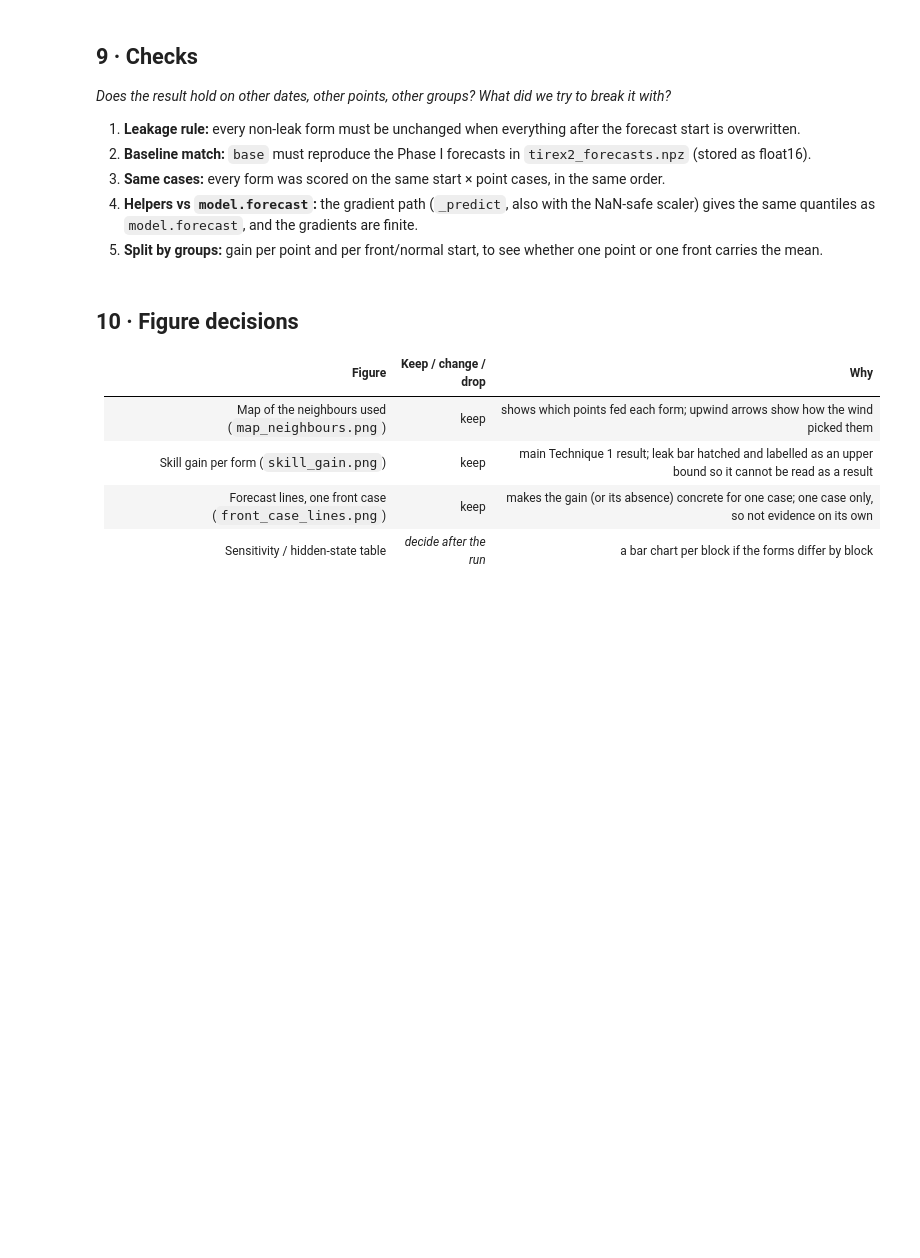
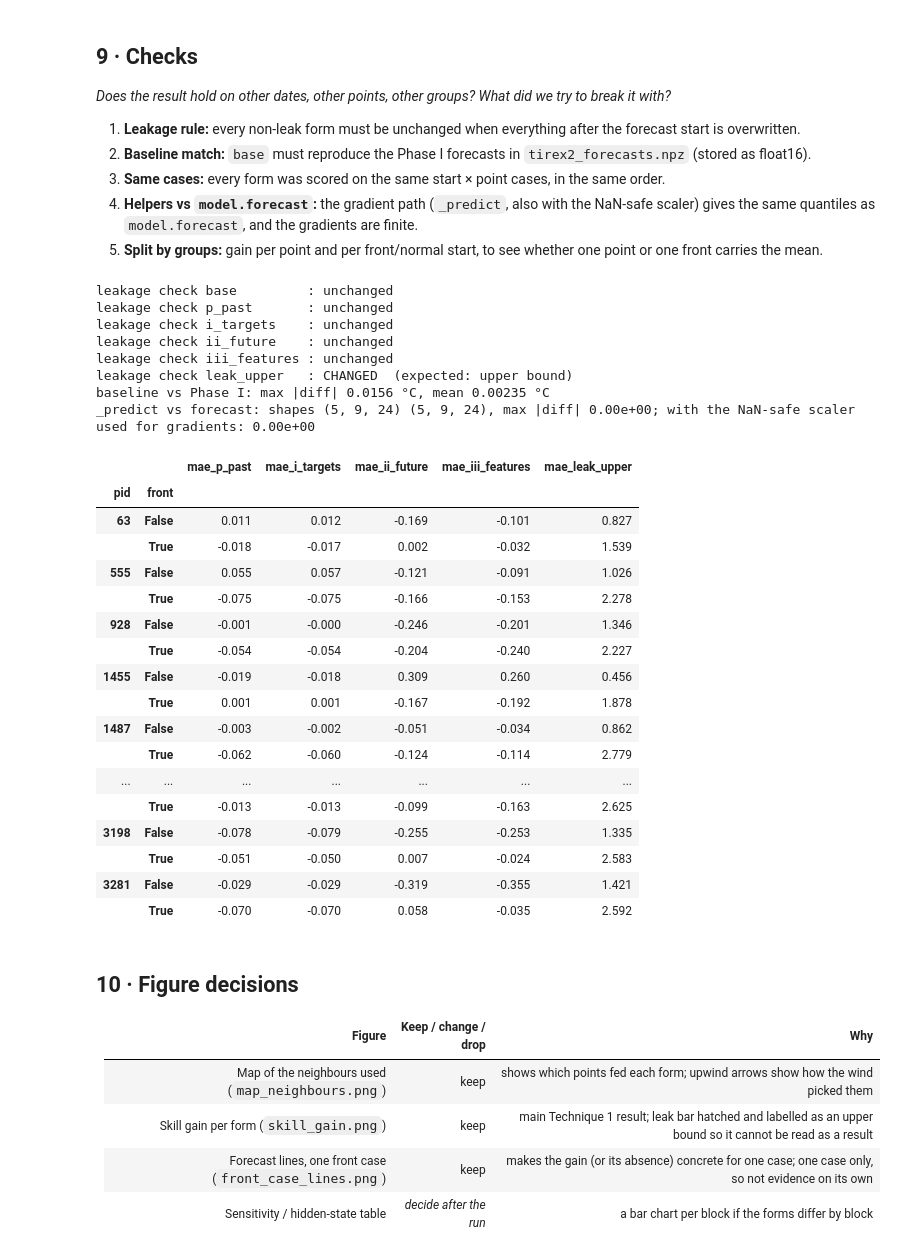
Before and after one commit to SandroMueller01/ai-vis-lab-2026, a Jupyter notebook: phase2-model-internals/pair-1/06_question_f.ipynb, the cells around one changed output. Saved outputs shown, nothing was run; the diff lists cells and outputs as text; code cells hidden in the pictures; blank space fills up the shorter version.

Commit message:
feat: run question F in the container and fix the Phase I baseline check

```diff
--- a/phase2-model-internals/pair-1/06_question_f.ipynb
+++ b/phase2-model-internals/pair-1/06_question_f.ipynb
@@ -653,34 +704,62 @@ for f in FORMS:
     assert same or f == "leak_upper"
 SER[:] = keep
 
 # 2 baseline match against Phase I
-p1 = np.stack([P1["preds"][c.p1_k, p1_col[c.pid]] for c in cases.itertuples()]).astype(np.float32)
+preds = P1["preds"]  # read the array from the file once, not once per case
+p1 = np.stack([preds[c.p1_k, p1_col[c.pid]] for c in cases.itertuples()]).astype(np.float32)
 diff = np.abs(PRED["base"] - p1)
 print(f"baseline vs Phase I: max |diff| {diff.max():.4f} °C, mean {diff.mean():.5f} °C")
 assert diff.max() < 0.05, "baseline does not reproduce Phase I"
 
 # 3 same cases for every form
 assert all(len(PRED[f]) == len(cases) for f in FORMS) and set(score.columns) >= {f"mae_{f}" for f in FORMS}
 
 # 4 gradient path == model.forecast
 ts = build(c, "i_targets")
 a = _predict([ts], grad=False)[0].numpy()
 b = model.forecast([ts], prediction_length=HORIZON, output_type="numpy")[0]
 with nan_safe_scaler():
     a2 = _predict([ts], grad=False)[0].numpy()
 print(
     f"_predict vs forecast: shapes {a.shape} {b.shape}, max |diff| {np.abs(a - b).max():.2e};"
     f" with the NaN-safe scaler used for gradients: {np.abs(a2 - b).max():.2e}"
 )
 assert a.shape == b.shape and np.allclose(a, b, atol=1e-4) and np.allclose(a2, b, atol=1e-3)
 g = gradient(build(c, "ii_future"))
 assert all(
     np.isfinite(v[~np.isnan(getattr(build(c, "ii_future"), k).numpy())]).all() for k, v in g.items() if v is not None
 )
 
 # 5 gain per point and start type
 per_point = score.assign(pid=cases.pid).groupby(["pid", "front"])[[f"mae_{f}" for f in FORMS]].mean()
 (per_point[[f"mae_{f}" for f in FORMS[1:]]].rsub(per_point["mae_base"], axis=0)).round(3)
+# %% [output]
+leakage check base         : unchanged
+leakage check p_past       : unchanged
+leakage check i_targets    : unchanged
+leakage check ii_future    : unchanged
+leakage check iii_features : unchanged
+leakage check leak_upper   : CHANGED  (expected: upper bound)
+baseline vs Phase I: max |diff| 0.0156 °C, mean 0.00235 °C
+_predict vs forecast: shapes (5, 9, 24) (5, 9, 24), max |diff| 0.00e+00; with the NaN-safe scaler used for gradients: 0.00e+00
+|  |  | mae_p_past | mae_i_targets | mae_ii_future | mae_iii_features | mae_leak_upper |
+| pid | front |  |  |  |  |  |
+| 63 | False | 0.011 | 0.012 | -0.169 | -0.101 | 0.827 |
+|  | True | -0.018 | -0.017 | 0.002 | -0.032 | 1.539 |
+| 555 | False | 0.055 | 0.057 | -0.121 | -0.091 | 1.026 |
+|  | True | -0.075 | -0.075 | -0.166 | -0.153 | 2.278 |
+| 928 | False | -0.001 | -0.000 | -0.246 | -0.201 | 1.346 |
+|  | True | -0.054 | -0.054 | -0.204 | -0.240 | 2.227 |
+| 1455 | False | -0.019 | -0.018 | 0.309 | 0.260 | 0.456 |
+|  | True | 0.001 | 0.001 | -0.167 | -0.192 | 1.878 |
+| 1487 | False | -0.003 | -0.002 | -0.051 | -0.034 | 0.862 |
+|  | True | -0.062 | -0.060 | -0.124 | -0.114 | 2.779 |
+| ... | ... | ... | ... | ... | ... | ... |
+|  | True | -0.013 | -0.013 | -0.099 | -0.163 | 2.625 |
+| 3198 | False | -0.078 | -0.079 | -0.255 | -0.253 | 1.335 |
+|  | True | -0.051 | -0.050 | 0.007 | -0.024 | 2.583 |
+| 3281 | False | -0.029 | -0.029 | -0.319 | -0.355 | 1.421 |
+|  | True | -0.070 | -0.070 | 0.058 | -0.035 | 2.592 |
 # %% [markdown]
 ## 10 · Figure decisions
 
```
Also changed, not shown: parts of 9 cells of this notebook.
